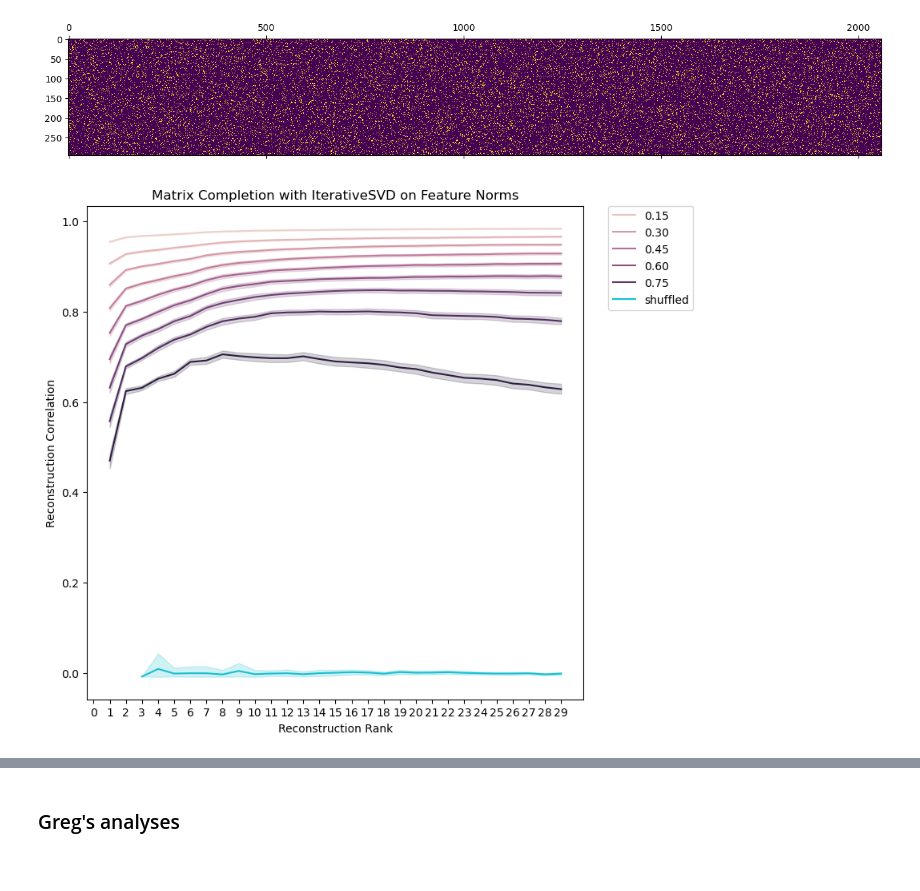
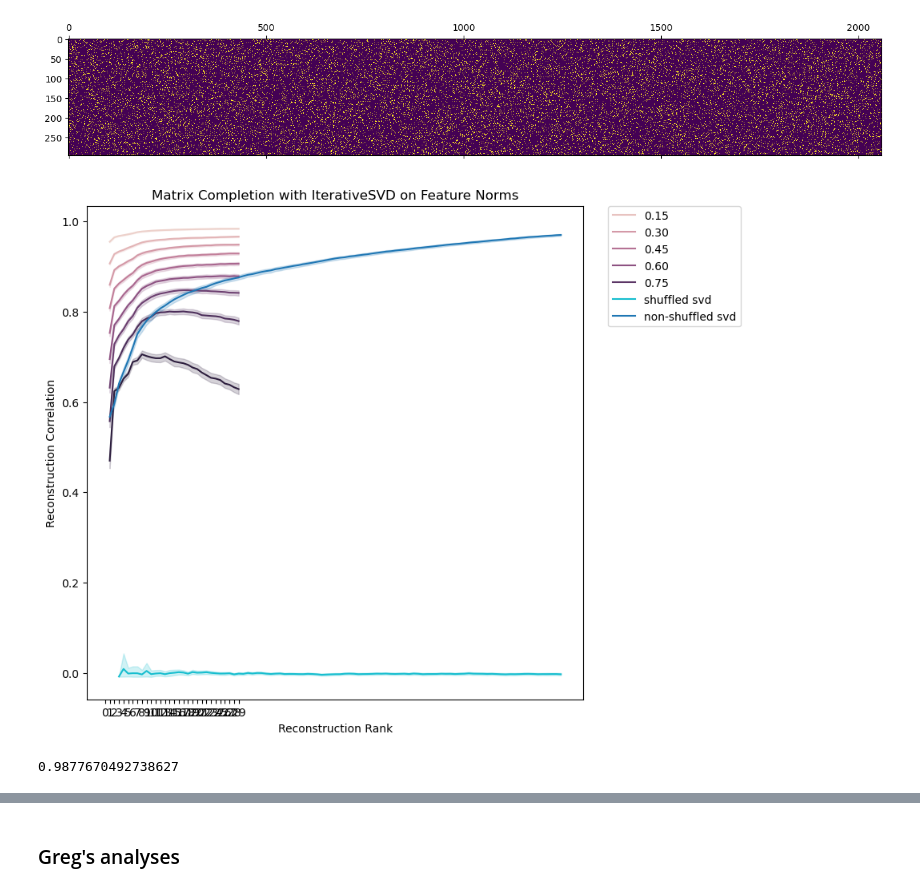
Before and after one commit to siddsuresh97/conceptual_representations_gpt, a Jupyter notebook: scripts/matrix_completion/matrix_completion.ipynb, the cells around one changed output, grey strips where cells are left out. Saved outputs shown, nothing was run; the diff lists cells and outputs as text; code cells hidden in the pictures.

```diff
--- a/scripts/matrix_completion/matrix_completion.ipynb
+++ b/scripts/matrix_completion/matrix_completion.ipynb
@@ -32,0 +73,3 @@ We have 297 concepts in total
+# %%
+full_feat_array  = np.array(tmp_df)[:,1:].T
+full_feat_array.shape
@@ -39,0 +93,3 @@ tool_array = np.array(tool_df)[:,1:].T
+# %%
+full_feat_array = full_feat_array.astype(float)
+full_feat_array = np.nan_to_num(full_feat_array, nan=0)
@@ -40,12 +112,17 @@ tool_array = np.array(tool_df)[:,1:].T
 # %%
-### glom animal and tool arrays together and set max value to 1
-full_feat_array = np.vstack([np.hstack([animal_array,np.zeros((animal_array.shape[0],tool_array.shape[1]))])\
-                    ,np.hstack([np.zeros((tool_array.shape[0],animal_array.shape[1])),tool_array])]).astype(np.float)
+# ### glom animal and tool arrays together and set max value to 1
+# full_feat_array = np.vstack([np.hstack([animal_array,np.zeros((animal_array.shape[0],tool_array.shape[1]))])\
+#                     ,np.hstack([np.zeros((tool_array.shape[0],animal_array.shape[1])),tool_array])]).astype(np.float)
+full_feat_array_flan = np.array(flan_df.iloc[:,1:]).astype(np.float)
 
-full_feat_array[full_feat_array>0] =1
+full_feat_array[full_feat_array<4] =0
+full_feat_array[full_feat_array>1] =1
+full_feat_array = np.nan_to_num(full_feat_array,nan=0)
+
 full_concept_list = np.hstack([animals,tools])
 (d1, d2) = full_feat_array.shape
 
 distmat = pairwise_distances(full_feat_array, metric='cosine')
+distman_flan = pairwise_distances(full_feat_array_flan, metric='cosine')
 # %% [output]
 Deprecated in NumPy 1.20; for more details and guidance: https://numpy.org/devdocs/release/1.20.0-notes.html#deprecations
@@ -173,31 +256,42 @@ for row in range(dropped_array.shape[0]):
 plt.matshow(dropped_array)
 
 shuffled_cors=[]
+tru_cors = []
 shuffled_ranks=[]
-for rank in range(1,30):
+for rank in range(1,100):
     u,s,v = np.linalg.svd(dropped_array, full_matrices=False)
+    u_tru, s_tru, v_tru = np.linalg.svd(full_feat_array, full_matrices=False)
     # s[rank:] = 0
     filled_array = u[:,:rank]@(np.diag(s[:rank])@v[:rank,:])
     filled_array = np.round(filled_array)
+
+    filled_array_tru = u_tru[:,:rank]@(np.diag(s_tru[:rank])@v_tru[:rank,:])
+    filled_array_tru = np.round(filled_array_tru)
     for j in range(filled_array.shape[0]):
         shuffled_cors.append(np.corrcoef(filled_array[j,:],full_feat_array[j,:])[0,1])
+        tru_cors.append(np.corrcoef(filled_array_tru[j,:],full_feat_array[j,:])[0,1])
         shuffled_ranks.append(rank)
 # %% [output]
 [figure]
 # %%
 ### plot things!
 
 plt.figure(figsize=(8,8))
 sns.lineplot(x='rank',y='corr',hue='noise',data=recon_df)
 plt.xticks(np.arange(0,30,step=1))
 #make a lineplot of the shuffled correlations
-sns.lineplot(x=shuffled_ranks,y=shuffled_cors, errorbar=('ci', 95),label='shuffled')
+sns.lineplot(x=shuffled_ranks,y=shuffled_cors, errorbar=('ci', 95),label='shuffled svd')
+sns.lineplot(x=shuffled_ranks,y=tru_cors, errorbar=('ci', 95),label='non-shuffled svd')
 plt.ylabel('Reconstruction Correlation')
 plt.xlabel('Reconstruction Rank')
 plt.legend(title='noise')
 plt.title('Matrix Completion with IterativeSVD on Feature Norms')
 ## place legend outside of plot
 plt.legend(bbox_to_anchor=(1.05, 1), loc=2, borderaxespad=0.)
 plt.show()
 # %% [output]
-[figure, old version]
+[figure, new version]
+# %%
+tru_cors[-1]
+# %% [output]
+0.9877670492738627
```
Also changed, not shown: parts of 15 cells of this notebook.
